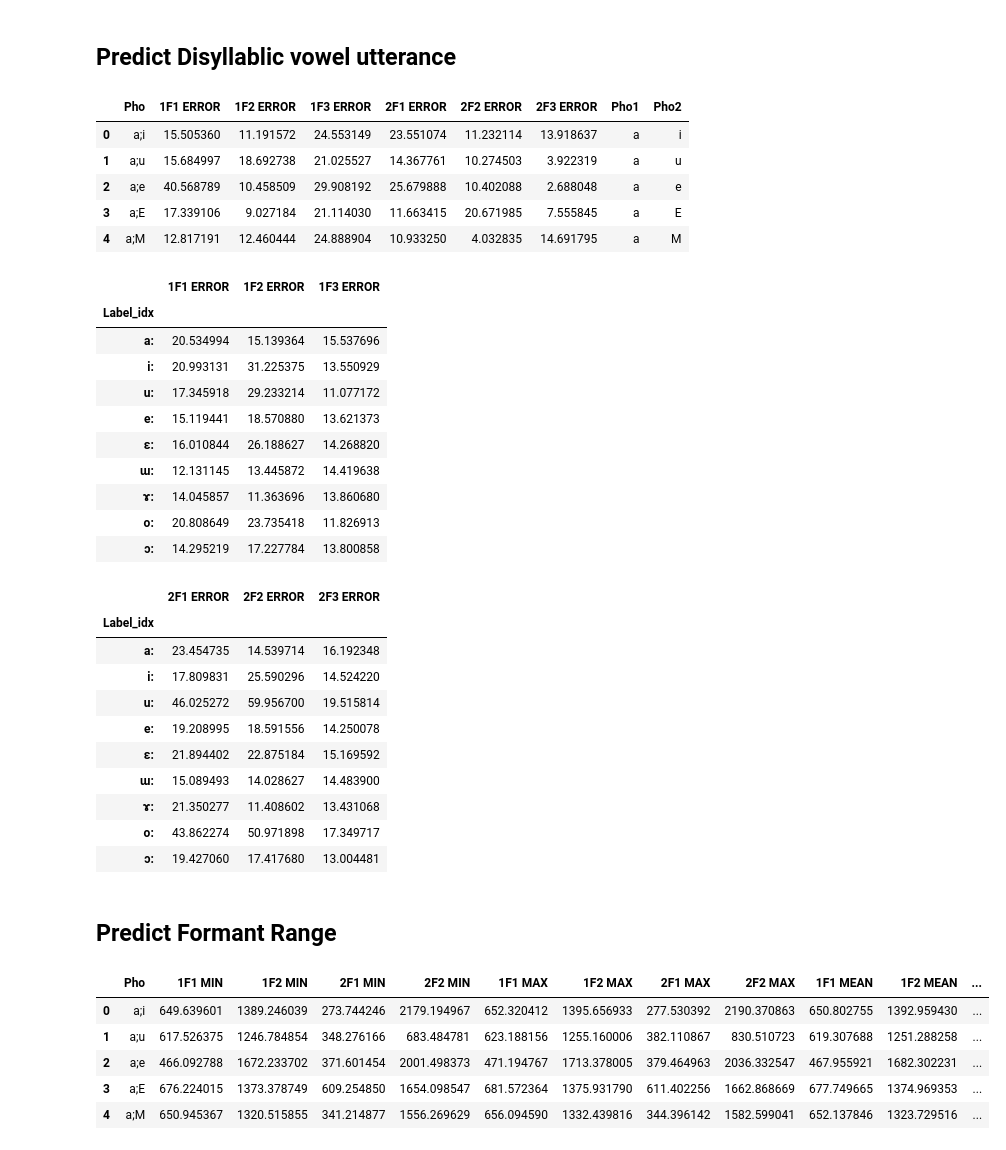
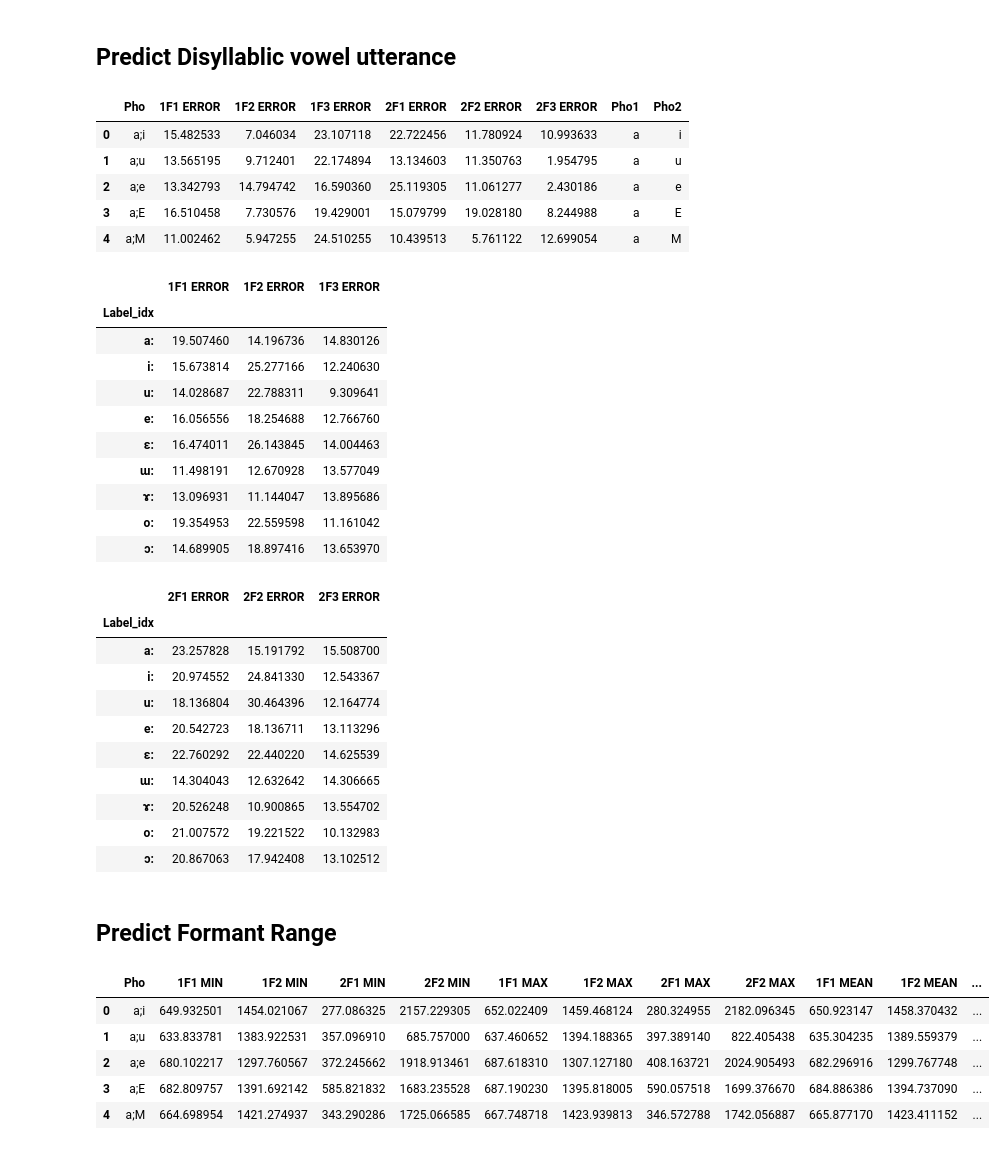
Before and after one commit to thanatlap/master-thesis-vocal-tract-inversion-journal, a Jupyter notebook: misc/Result_analysis/formant_analysis.ipynb, the cells around one changed output. Drawn from its saved outputs; the diff is of its cells as text; code cells hidden in the pictures.

```diff
--- a/misc/Result_analysis/formant_analysis.ipynb
+++ b/misc/Result_analysis/formant_analysis.ipynb
@@ -61,6 +99,6 @@ utils.compute_each_vowel_formant_eval_mono(exp_num)
 # %% [markdown]
 ## Eval Disyllablic vowel utterance
 # %%
-exp_num = 27
+exp_num = 31
 res_df = utils.compute_each_vowel_formant_eval_di(exp_num)
 res_df.head()
@@ -73,5 +133,5 @@ utils.custome_reindex_type2(res_1).drop(['Pho1'], axis=1)
 # %%
-res_2 = res_df.groupby(['Pho2']).mean()[['1F1 ERROR', '1F2 ERROR','1F3 ERROR']]
+res_2 = res_df.groupby(['Pho2']).mean()[['2F1 ERROR', '2F2 ERROR','2F3 ERROR']]
 
 utils.change_label_set_1(res_2, col='Pho2')
 res_2 = utils.set_datapoint_index(res_2, col='Pho2')
@@ -79,16 +154,16 @@ utils.custome_reindex_type2(res_2).drop(['Pho2'], axis=1)
 # %% [markdown]
 ## Predict Disyllablic vowel utterance
 # %%
-exp_num = '27_3'
+exp_num = '31_2'
 res_df = utils.compute_each_vowel_formant_predict_di(exp_num)
 res_df.head()
 # %% [output]
 |  | Pho | 1F1 ERROR | 1F2 ERROR | 1F3 ERROR | 2F1 ERROR | 2F2 ERROR | 2F3 ERROR | Pho1 | Pho2 |
-| 0 | a;i | 15.505360 | 11.191572 | 24.553149 | 23.551074 | 11.232114 | 13.918637 | a | i |
-| 1 | a;u | 15.684997 | 18.692738 | 21.025527 | 14.367761 | 10.274503 | 3.922319 | a | u |
-| 2 | a;e | 40.568789 | 10.458509 | 29.908192 | 25.679888 | 10.402088 | 2.688048 | a | e |
-| 3 | a;E | 17.339106 | 9.027184 | 21.114030 | 11.663415 | 20.671985 | 7.555845 | a | E |
-| 4 | a;M | 12.817191 | 12.460444 | 24.888904 | 10.933250 | 4.032835 | 14.691795 | a | M |
+| 0 | a;i | 15.482533 | 7.046034 | 23.107118 | 22.722456 | 11.780924 | 10.993633 | a | i |
+| 1 | a;u | 13.565195 | 9.712401 | 22.174894 | 13.134603 | 11.350763 | 1.954795 | a | u |
+| 2 | a;e | 13.342793 | 14.794742 | 16.590360 | 25.119305 | 11.061277 | 2.430186 | a | e |
+| 3 | a;E | 16.510458 | 7.730576 | 19.429001 | 15.079799 | 19.028180 | 8.244988 | a | E |
+| 4 | a;M | 11.002462 | 5.947255 | 24.510255 | 10.439513 | 5.761122 | 12.699054 | a | M |
 # %%
 res_1 = res_df.groupby(['Pho1']).mean()[['1F1 ERROR', '1F2 ERROR','1F3 ERROR']]
 
@@ -98,15 +173,15 @@ utils.custome_reindex_type3(res_1).drop(['Pho1'], axis=1)
 # %% [output]
 |  | 1F1 ERROR | 1F2 ERROR | 1F3 ERROR |
 | Label_idx |  |  |  |
-| a: | 20.534994 | 15.139364 | 15.537696 |
-| i: | 20.993131 | 31.225375 | 13.550929 |
-| u: | 17.345918 | 29.233214 | 11.077172 |
-| e: | 15.119441 | 18.570880 | 13.621373 |
-| ɛ: | 16.010844 | 26.188627 | 14.268820 |
-| ɯ: | 12.131145 | 13.445872 | 14.419638 |
-| ɤ: | 14.045857 | 11.363696 | 13.860680 |
-| o: | 20.808649 | 23.735418 | 11.826913 |
-| ɔ: | 14.295219 | 17.227784 | 13.800858 |
+| a: | 19.507460 | 14.196736 | 14.830126 |
+| i: | 15.673814 | 25.277166 | 12.240630 |
+| u: | 14.028687 | 22.788311 | 9.309641 |
+| e: | 16.056556 | 18.254688 | 12.766760 |
+| ɛ: | 16.474011 | 26.143845 | 14.004463 |
+| ɯ: | 11.498191 | 12.670928 | 13.577049 |
+| ɤ: | 13.096931 | 11.144047 | 13.895686 |
+| o: | 19.354953 | 22.559598 | 11.161042 |
+| ɔ: | 14.689905 | 18.897416 | 13.653970 |
 # %%
 res_2 = res_df.groupby(['Pho2']).mean()[['2F1 ERROR', '2F2 ERROR','2F3 ERROR']]
 
@@ -116,15 +191,15 @@ utils.custome_reindex_type3(res_2).drop(['Pho2'], axis=1)
 # %% [output]
 |  | 2F1 ERROR | 2F2 ERROR | 2F3 ERROR |
 | Label_idx |  |  |  |
-| a: | 23.454735 | 14.539714 | 16.192348 |
-| i: | 17.809831 | 25.590296 | 14.524220 |
-| u: | 46.025272 | 59.956700 | 19.515814 |
-| e: | 19.208995 | 18.591556 | 14.250078 |
-| ɛ: | 21.894402 | 22.875184 | 15.169592 |
-| ɯ: | 15.089493 | 14.028627 | 14.483900 |
-| ɤ: | 21.350277 | 11.408602 | 13.431068 |
-| o: | 43.862274 | 50.971898 | 17.349717 |
-| ɔ: | 19.427060 | 17.417680 | 13.004481 |
+| a: | 23.257828 | 15.191792 | 15.508700 |
+| i: | 20.974552 | 24.841330 | 12.543367 |
+| u: | 18.136804 | 30.464396 | 12.164774 |
+| e: | 20.542723 | 18.136711 | 13.113296 |
+| ɛ: | 22.760292 | 22.440220 | 14.625539 |
+| ɯ: | 14.304043 | 12.632642 | 14.306665 |
+| ɤ: | 20.526248 | 10.900865 | 13.554702 |
+| o: | 21.007572 | 19.221522 | 10.132983 |
+| ɔ: | 20.867063 | 17.942408 | 13.102512 |
 # %% [markdown]
 ## Predict Formant Range
 # %%
@@ -177,16 +252,16 @@ def get_min_max_mean_each_vowel_formant_predict_di(exp_num):
 
     return res_df
 # %%
-exp_num = '27_3'
+exp_num = '31_2'
 res_df = get_min_max_mean_each_vowel_formant_predict_di(exp_num)
 res_df.head()
 # %% [output]
 |  | Pho | 1F1 MIN | 1F2 MIN | 2F1 MIN | 2F2 MIN | 1F1 MAX | 1F2 MAX | 2F1 MAX | 2F2 MAX | 1F1 MEAN | 1F2 MEAN | ... |
-| 0 | a;i | 649.639601 | 1389.246039 | 273.744246 | 2179.194967 | 652.320412 | 1395.656933 | 277.530392 | 2190.370863 | 650.802755 | 1392.959430 | ... |
-| 1 | a;u | 617.526375 | 1246.784854 | 348.276166 | 683.484781 | 623.188156 | 1255.160006 | 382.110867 | 830.510723 | 619.307688 | 1251.288258 | ... |
-| 2 | a;e | 466.092788 | 1672.233702 | 371.601454 | 2001.498373 | 471.194767 | 1713.378005 | 379.464963 | 2036.332547 | 467.955921 | 1682.302231 | ... |
-| 3 | a;E | 676.224015 | 1373.378749 | 609.254850 | 1654.098547 | 681.572364 | 1375.931790 | 611.402256 | 1662.868669 | 677.749665 | 1374.969353 | ... |
-| 4 | a;M | 650.945367 | 1320.515855 | 341.214877 | 1556.269629 | 656.094590 | 1332.439816 | 344.396142 | 1582.599041 | 652.137846 | 1323.729516 | ... |
+| 0 | a;i | 649.932501 | 1454.021067 | 277.086325 | 2157.229305 | 652.022409 | 1459.468124 | 280.324955 | 2182.096345 | 650.923147 | 1458.370432 | ... |
+| 1 | a;u | 633.833781 | 1383.922531 | 357.096910 | 685.757000 | 637.460652 | 1394.188365 | 397.389140 | 822.405438 | 635.304235 | 1389.559379 | ... |
+| 2 | a;e | 680.102217 | 1297.760567 | 372.245662 | 1918.913461 | 687.618310 | 1307.127180 | 408.163721 | 2024.905493 | 682.296916 | 1299.767748 | ... |
+| 3 | a;E | 682.809757 | 1391.692142 | 585.821832 | 1683.235528 | 687.190230 | 1395.818005 | 590.057518 | 1699.376670 | 684.886386 | 1394.737090 | ... |
+| 4 | a;M | 664.698954 | 1421.274937 | 343.290286 | 1725.066585 | 667.748718 | 1423.939813 | 346.572788 | 1742.056887 | 665.877170 | 1423.411152 | ... |
 # %%
 res_1 = res_df.groupby(['Pho1']).mean()[['1F1 MEAN', '1F2 MEAN']]
 
```
Also changed, not shown: parts of 11 cells of this notebook, 13 other files.
